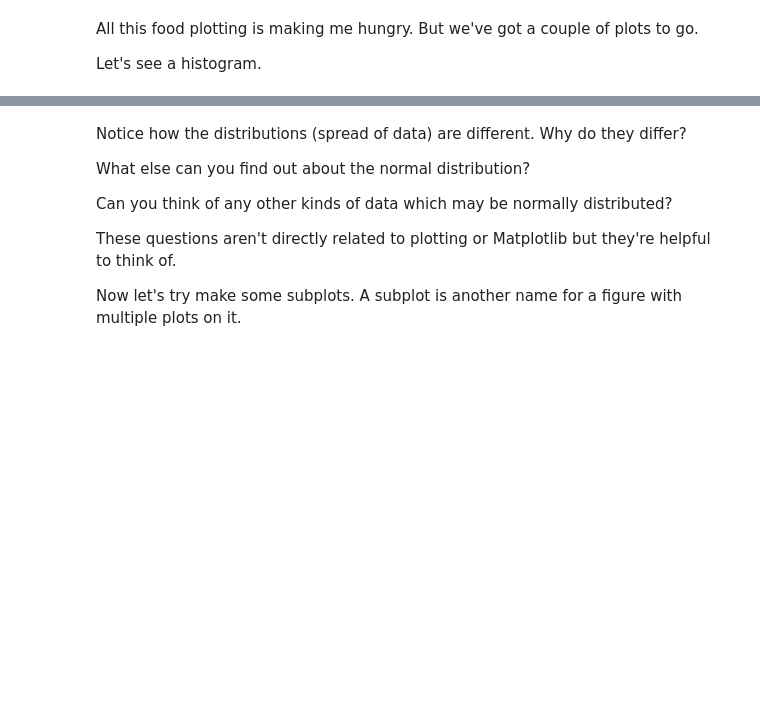
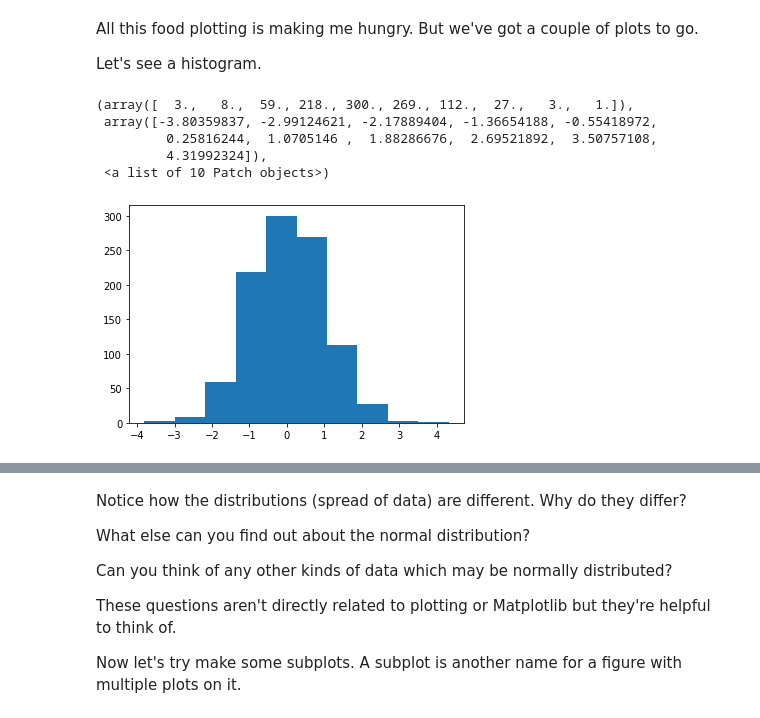
Before and after one commit to pavanskipo/zero-to-mastery-ml, a Jupyter notebook: section-2-data-science-and-ml-tools/matplotlib-exercises.ipynb, the cells around one changed output, grey strips where cells are left out. Saved outputs shown, nothing was run; the diff lists cells and outputs as text; code cells hidden in the pictures; blank space fills up the shorter version.

```diff
--- a/section-2-data-science-and-ml-tools/matplotlib-exercises.ipynb
+++ b/section-2-data-science-and-ml-tools/matplotlib-exercises.ipynb
@@ -143,8 +151,17 @@ All this food plotting is making me hungry. But we've got a couple of plots to g
 Let's see a histogram.
 # %%
 # Create a random NumPy array of 1000 normally distributed numbers using NumPy and save it to X
-
+x = np.random.randn(1000)
 
 # Create a histogram plot of X
+fig, ax = plt.subplots()
+ax.hist(x)
+# %% [output]
+(array([  3.,   8.,  59., 218., 300., 269., 112.,  27.,   3.,   1.]),
+ array([-3.80359837, -2.99124621, -2.17889404, -1.36654188, -0.55418972,
+         0.25816244,  1.0705146 ,  1.88286676,  2.69521892,  3.50757108,
+         4.31992324]),
+ <a list of 10 Patch objects>)
+[figure, added]
 # %%
 # Create a NumPy array of 1000 random numbers and save it to X
```
Also changed, not shown: parts of 27 cells of this notebook, 1 other file.
